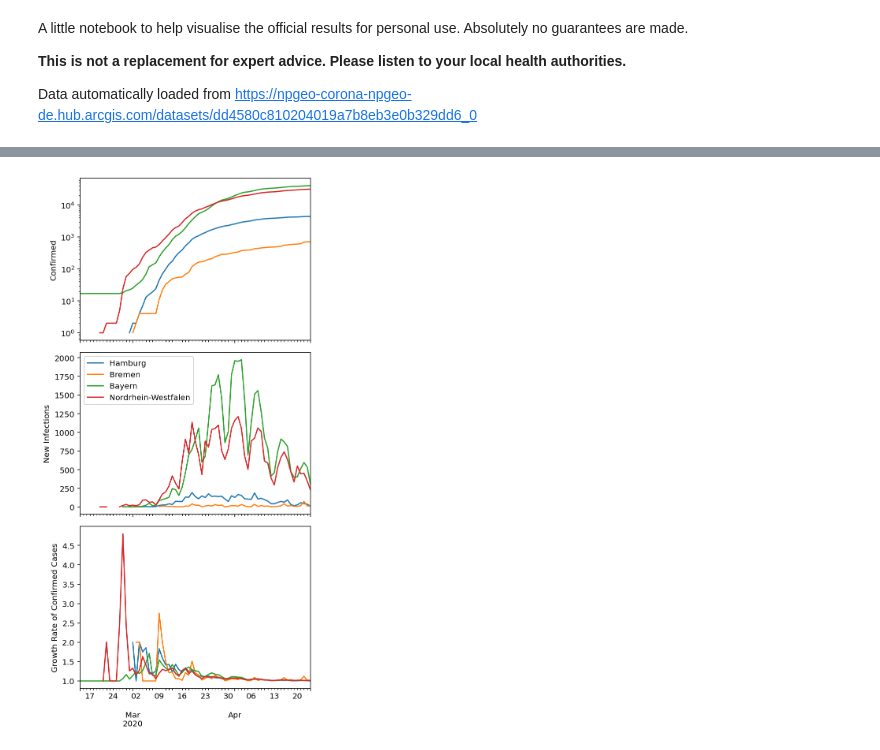
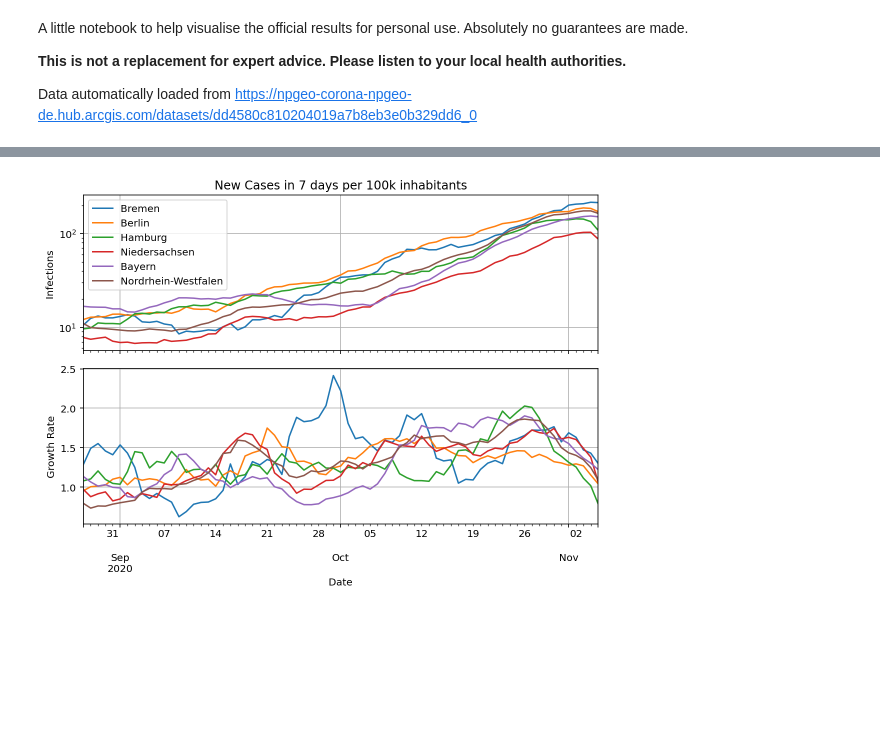
Before and after one commit to felixpatzelt/covid-19, a Jupyter notebook: germany_cases.ipynb, the cells around one changed output, grey strips where cells are left out. Cells and saved outputs as stored; diff of their text form; code cells hidden in the pictures; blank space fills up the shorter version.

```diff
--- a/germany_cases.ipynb
+++ b/germany_cases.ipynb
@@ -62,16 +70,18 @@ dtype: float64
 # %%
 plt.close(1)
-fig1, ax1 = plt.subplots(nrows=3, figsize=(5, 10), sharex=True, num=1)
+fig1, ax1 = plt.subplots(nrows=2, figsize=(8, 6), sharex=True, num=1)
+
+cases_germany7d.plot(ax=ax1[0], logy=True)
+deaths_germany7d.plot(ax=ax1[1], logy=True)
 
 
-germanyc.plot(ax=ax1[0], logy=True)
-germany.plot(ax=ax1[1])
-(germanyc / germanyc.shift(1)).plot(ax=ax1[2])
+ax1[0].set_ylabel('New Confirmed Infections in 7 Days')
+ax1[1].set_ylabel('New Deaths in 7 Days')
 
-ax1[0].set_ylabel('Confirmed Cases')
-ax1[1].set_ylabel('New Infections')
-ax1[2].set_ylabel('Growth Rate of Confirmed Cases ')
+ax1[0].legend(['Germany'])
 
-ax1[1].legend(['Germany'])
+for a in ax1:
+    a.grid()
+
 fig1.tight_layout()
 # %% [output]
@@ -79,24 +89,26 @@ fig1.tight_layout()
 # %%
 plt.close(2)
-fig2, ax2 = plt.subplots(nrows=3, figsize=(5,10), sharex=True, num=2)
+fig2, ax2 = plt.subplots(nrows=2, figsize=(8,6), sharex=True, num=2)
 
-# show only last 2 weeks for better visibility
-start = cases.index[-1].floor('d') - pd.Timedelta('70d')
-end   = cases.index[-1].floor('d')
+# show only last few weeks for better visibility
+start = cases7d_per_100k.index[-1].floor('d') - pd.Timedelta('70d')
+end   = cases7d_per_100k.index[-1].floor('d')
 
-casesc.loc[start:end, plot_de].plot(ax=ax2[0], logy=True, legend=False)
-cases.loc[start:end, plot_de].plot(ax=ax2[1], legend=False)
-(casesc / casesc.shift(1)).loc[start:end, plot_de].plot(ax=ax2[2], legend=False)
+cases7d_per_100k.loc[start:end, plot_de].plot(ax=ax2[0], legend=False, logy=True)
+(cases7d_per_100k / cases7d_per_100k.shift(7)).loc[start:end, plot_de].plot(ax=ax2[1], legend=False)
 
-ax2[0].set_ylabel('Confirmed')
-ax2[1].set_ylabel('New Infections')
-ax2[2].set_ylabel('Growth Rate of Confirmed Cases')
+ax2[0].set_title('New Cases in 7 days per 100k inhabitants')
+ax2[0].set_ylabel('Infections')
+ax2[1].set_ylabel('Growth Rate')
 
-ax2[1].legend()
+ax2[0].legend(loc='upper left')
+
+for a in ax2:
+    a.grid()
 
 fig2.tight_layout()
 # %% [output]
-[figure, old version]
+[figure, new version]
 # %%
 # save the above figure
 #fig2.savefig('covid-19_timeseries_de.png')
```
Also changed, not shown: parts of 8 cells of this notebook, 1 other file.
